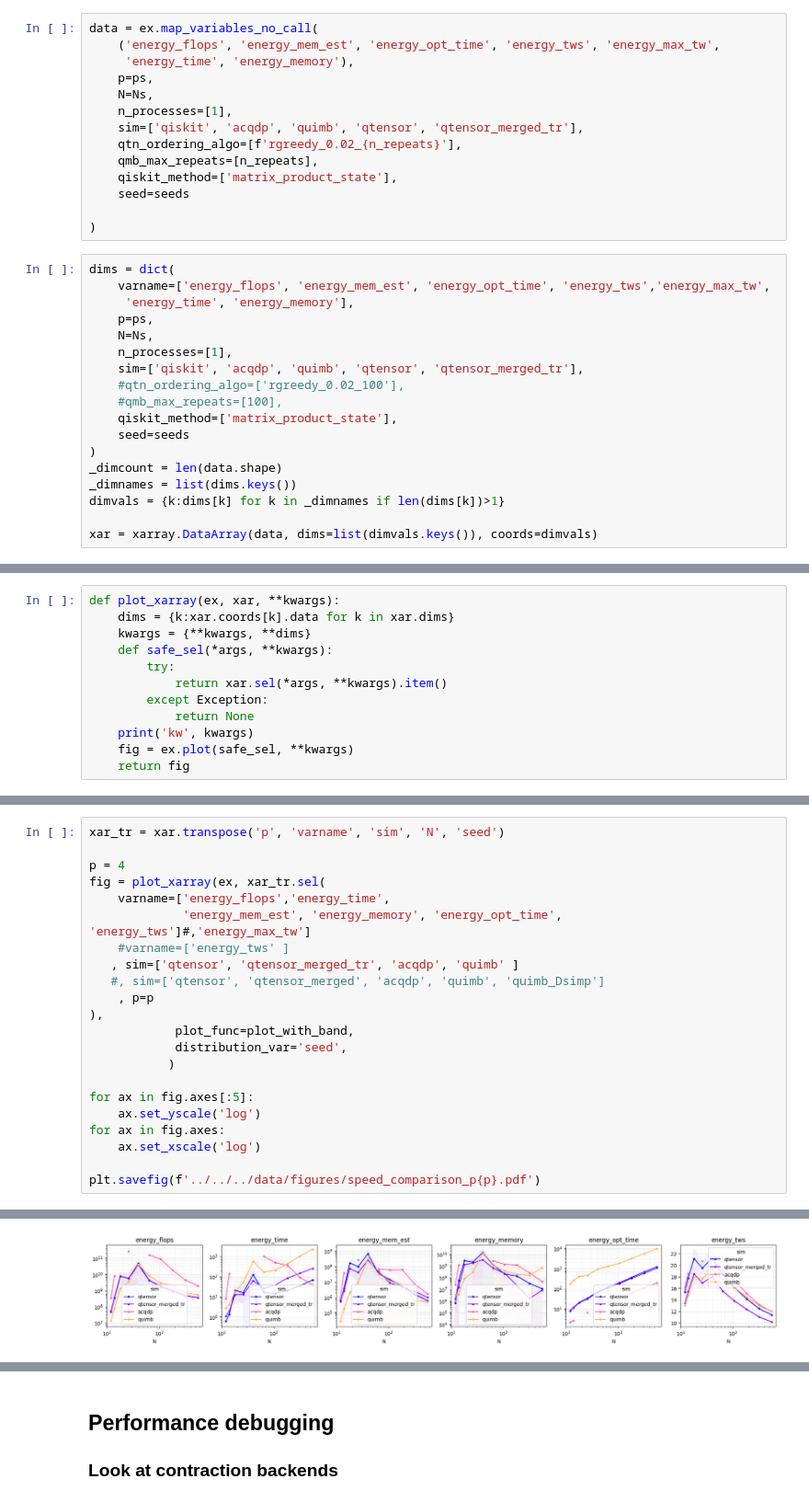
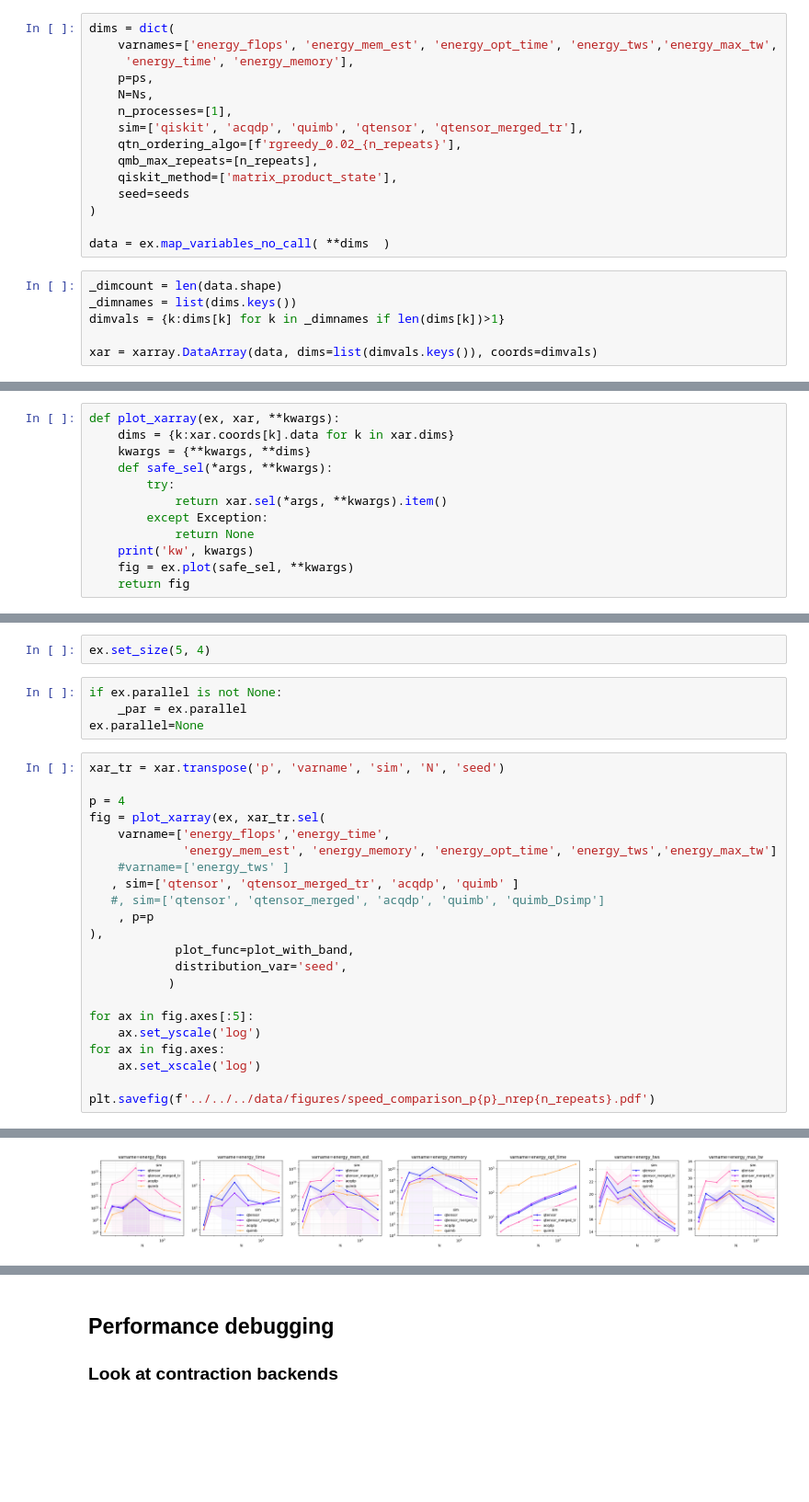
Before and after one commit to danlkv/QTensor, a Jupyter notebook: analysis/spec/notebooks/Speed_comparison.ipynb, the cells around one changed output, grey strips where cells are left out. Shown: that part at 92% size. Drawn from its saved outputs; the diff is of its cells as text; blank space fills up the shorter version.

```diff
--- a/analysis/spec/notebooks/Speed_comparison.ipynb
+++ b/analysis/spec/notebooks/Speed_comparison.ipynb
@@ -183,9 +279,9 @@ xar = xarray.load_dataarray('../../../second_try.nc')
 # %% [markdown]
 ## Retreive data from cache
 # %%
-data = ex.map_variables_no_call(
-    ('energy_flops', 'energy_mem_est', 'energy_opt_time', 'energy_tws', 'energy_max_tw',
-     'energy_time', 'energy_memory'),
+dims = dict(
+    varnames=['energy_flops', 'energy_mem_est', 'energy_opt_time', 'energy_tws','energy_max_tw',
+     'energy_time', 'energy_memory'],
     p=ps,
     N=Ns,
     n_processes=[1],
@@ -194,21 +290,10 @@ data = ex.map_variables_no_call(
     qmb_max_repeats=[n_repeats],
     qiskit_method=['matrix_product_state'],
     seed=seeds
+)
 
-)
+data = ex.map_variables_no_call( **dims  )
 # %%
-dims = dict(
-    varname=['energy_flops', 'energy_mem_est', 'energy_opt_time', 'energy_tws','energy_max_tw',
-     'energy_time', 'energy_memory'],
-    p=ps,
-    N=Ns,
-    n_processes=[1],
-    sim=['qiskit', 'acqdp', 'quimb', 'qtensor', 'qtensor_merged_tr'],
-    #qtn_ordering_algo=['rgreedy_0.02_100'],
-    #qmb_max_repeats=[100],
-    qiskit_method=['matrix_product_state'],
-    seed=seeds
-)
 _dimcount = len(data.shape)
 _dimnames = list(dims.keys())
 dimvals = {k:dims[k] for k in _dimnames if len(dims[k])>1}
@@ -258,13 +344,19 @@ def plot_with_band(x, line_data, **kwargs):
         alpha=0.05, color=kwargs.get('color')
     )
     plt.fill_between(x, mean + std, mean - std, **fill_kwargs)
+# %%
+ex.set_size(5, 4)
+# %%
+if ex.parallel is not None:
+    _par = ex.parallel
+ex.parallel=None
 # %%
 xar_tr = xar.transpose('p', 'varname', 'sim', 'N', 'seed')
 
 p = 4
 fig = plot_xarray(ex, xar_tr.sel(
     varname=['energy_flops','energy_time',
-             'energy_mem_est', 'energy_memory', 'energy_opt_time', 'energy_tws']#,'energy_max_tw']
+             'energy_mem_est', 'energy_memory', 'energy_opt_time', 'energy_tws','energy_max_tw']
     #varname=['energy_tws' ]
    , sim=['qtensor', 'qtensor_merged_tr', 'acqdp', 'quimb' ]
    #, sim=['qtensor', 'qtensor_merged', 'acqdp', 'quimb', 'quimb_Dsimp']
@@ -279,6 +371,6 @@ for ax in fig.axes[:5]:
 for ax in fig.axes:
     ax.set_xscale('log')
 
-plt.savefig(f'../../../data/figures/speed_comparison_p{p}.pdf')
+plt.savefig(f'../../../data/figures/speed_comparison_p{p}_nrep{n_repeats}.pdf')
 # %% [output]
 kw {'plot_func': <function plot_with_band at 0x...>, 'distribution_var': 'seed', 'varname': array(['energy_flops', 'energy_time', 'energy_mem_est', 'energy_memory',
@@ -286 +378 @@ kw {'plot_func': <function plot_with_band at 0x...>, 'distribution_var': 'seed',
-[figure, old version]
+[figure, new version]
```
Also changed, not shown: parts of 46 cells of this notebook, 9 other files.
